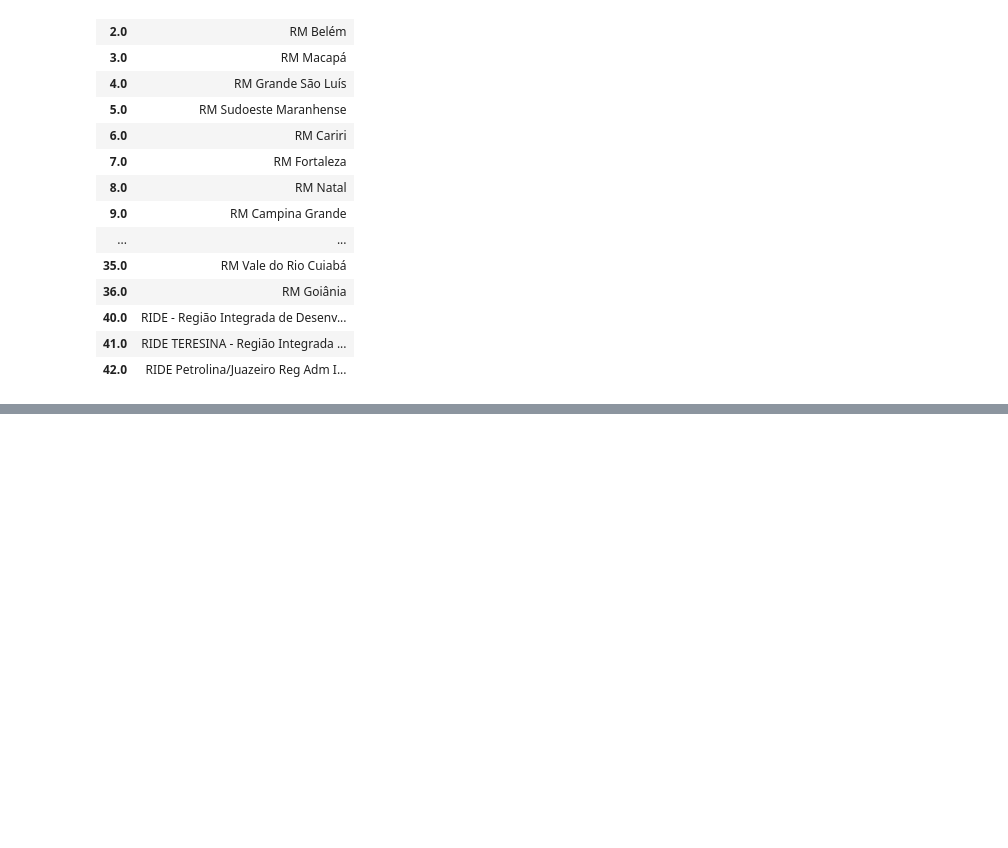
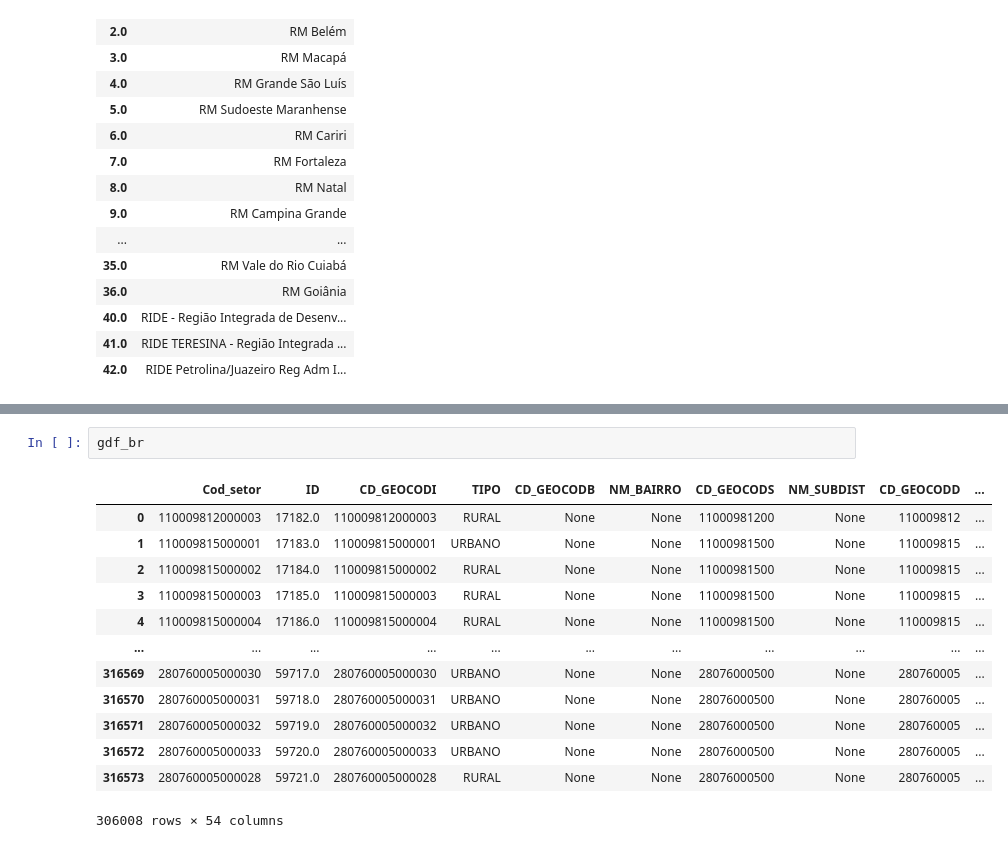
Before and after one commit to cem-usp/assentamentos-precarios-no-brasil-urbano, a Jupyter notebook: 10-analises-preliminares.ipynb, the cells around one changed output, grey strips where cells are left out. Drawn from its saved outputs; the diff is of its cells as text; blank space fills up the shorter version.

```diff
--- a/10-analises-preliminares.ipynb
+++ b/10-analises-preliminares.ipynb
@@ -108,0 +214,16 @@ gdf_br.loc[gdf_br.rm == 16., ['ID', 'legenda', 'numero_de_domicilios', 'numero_m
+# %%
+gdf_br
+# %% [output]
+|  | Cod_setor | ID | CD_GEOCODI | TIPO | CD_GEOCODB | NM_BAIRRO | CD_GEOCODS | NM_SUBDIST | CD_GEOCODD | ... |
+| 0 | 110009812000003 | 17182.0 | 110009812000003 | RURAL | None | None | 11000981200 | None | 110009812 | ... |
+| 1 | 110009815000001 | 17183.0 | 110009815000001 | URBANO | None | None | 11000981500 | None | 110009815 | ... |
+| 2 | 110009815000002 | 17184.0 | 110009815000002 | RURAL | None | None | 11000981500 | None | 110009815 | ... |
+| 3 | 110009815000003 | 17185.0 | 110009815000003 | RURAL | None | None | 11000981500 | None | 110009815 | ... |
+| 4 | 110009815000004 | 17186.0 | 110009815000004 | RURAL | None | None | 11000981500 | None | 110009815 | ... |
+| ... | ... | ... | ... | ... | ... | ... | ... | ... | ... | ... |
+| 316569 | 280760005000030 | 59717.0 | 280760005000030 | URBANO | None | None | 28076000500 | None | 280760005 | ... |
+| 316570 | 280760005000031 | 59718.0 | 280760005000031 | URBANO | None | None | 28076000500 | None | 280760005 | ... |
+| 316571 | 280760005000032 | 59719.0 | 280760005000032 | URBANO | None | None | 28076000500 | None | 280760005 | ... |
+| 316572 | 280760005000033 | 59720.0 | 280760005000033 | URBANO | None | None | 28076000500 | None | 280760005 | ... |
+| 316573 | 280760005000028 | 59721.0 | 280760005000028 | RURAL | None | None | 28076000500 | None | 280760005 | ... |
+306008 rows × 54 columns
```
Also changed, not shown: parts of 19 cells of this notebook, 14 other files.
